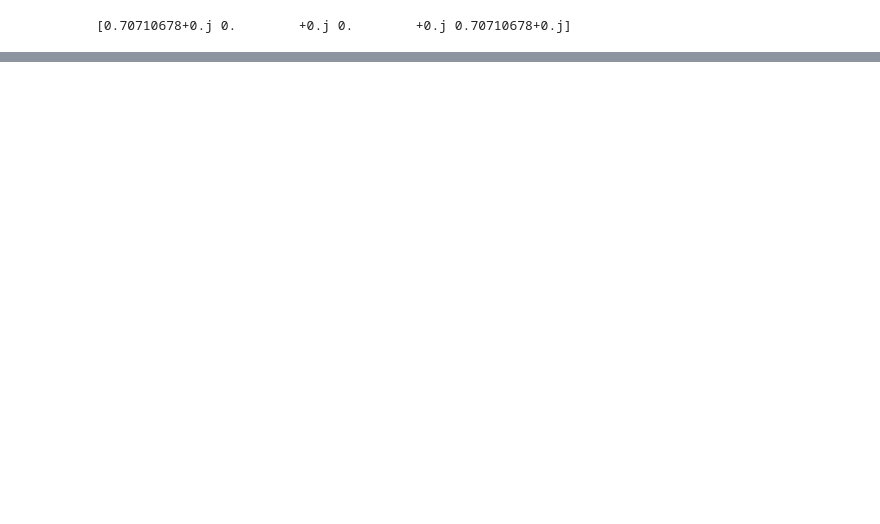
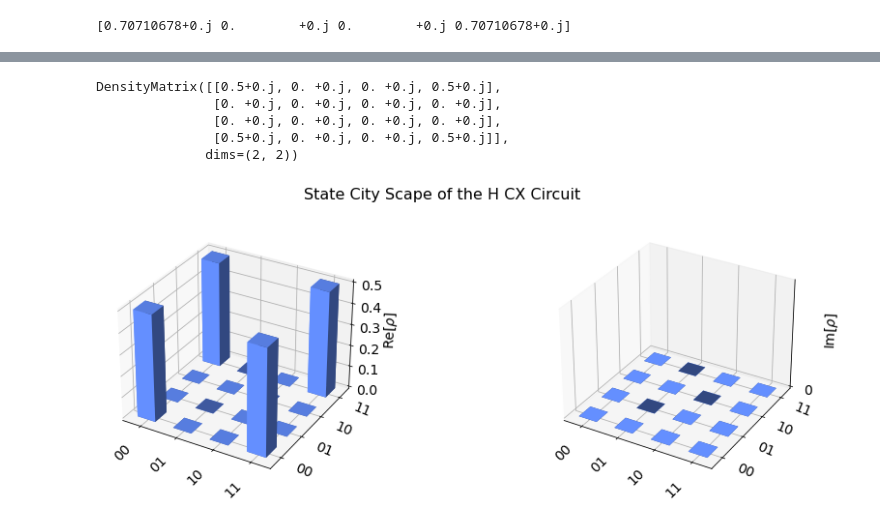
Before and after one commit to Mdcrab02/Qiskit-Introduction, a Jupyter notebook: 001 Circuit Basics and Entanglement.ipynb, the cells around one changed output, grey strips where cells are left out. Cells and saved outputs as stored; diff of their text form; code cells hidden in the pictures; blank space fills up the shorter version.

```diff
--- a/001 Circuit Basics and Entanglement.ipynb
+++ b/001 Circuit Basics and Entanglement.ipynb
@@ -221,0 +307,26 @@ This shows that they are entangled and in what's known as a bell state
+# %%
+# Remaking the quantum circuit above without the measures because they cause a bunch of errors
+# Measures are only used to measuring anyway and aren't needed to check the simulated quantum state
+quant_reg = qs.QuantumRegister(2)
+
+quant_circuit = qs.QuantumCircuit(quant_reg)
+
+quant_circuit.h(quant_reg[0])
+quant_circuit.cx(quant_reg[0], quant_reg[1])
+
+# Get the density matrix of the quantum circuit's simulated quantum state
+quant_circuit_density_matrix = DensityMatrix.from_instruction(quant_circuit)
+
+# Print the density matrix that was just derived from the circuit
+print(quant_circuit_density_matrix)
+# %% [output]
+DensityMatrix([[0.5+0.j, 0. +0.j, 0. +0.j, 0.5+0.j],
+               [0. +0.j, 0. +0.j, 0. +0.j, 0. +0.j],
+               [0. +0.j, 0. +0.j, 0. +0.j, 0. +0.j],
+               [0.5+0.j, 0. +0.j, 0. +0.j, 0.5+0.j]],
+              dims=(2, 2))
+# %%
+# Plot the state cityscape of the quantum state
+plot_state_city(quant_circuit_density_matrix, title="State City Scape of the H CX Circuit")
+# %% [output]
+[figure, added]
```
Also changed, not shown: parts of 50 cells of this notebook.
